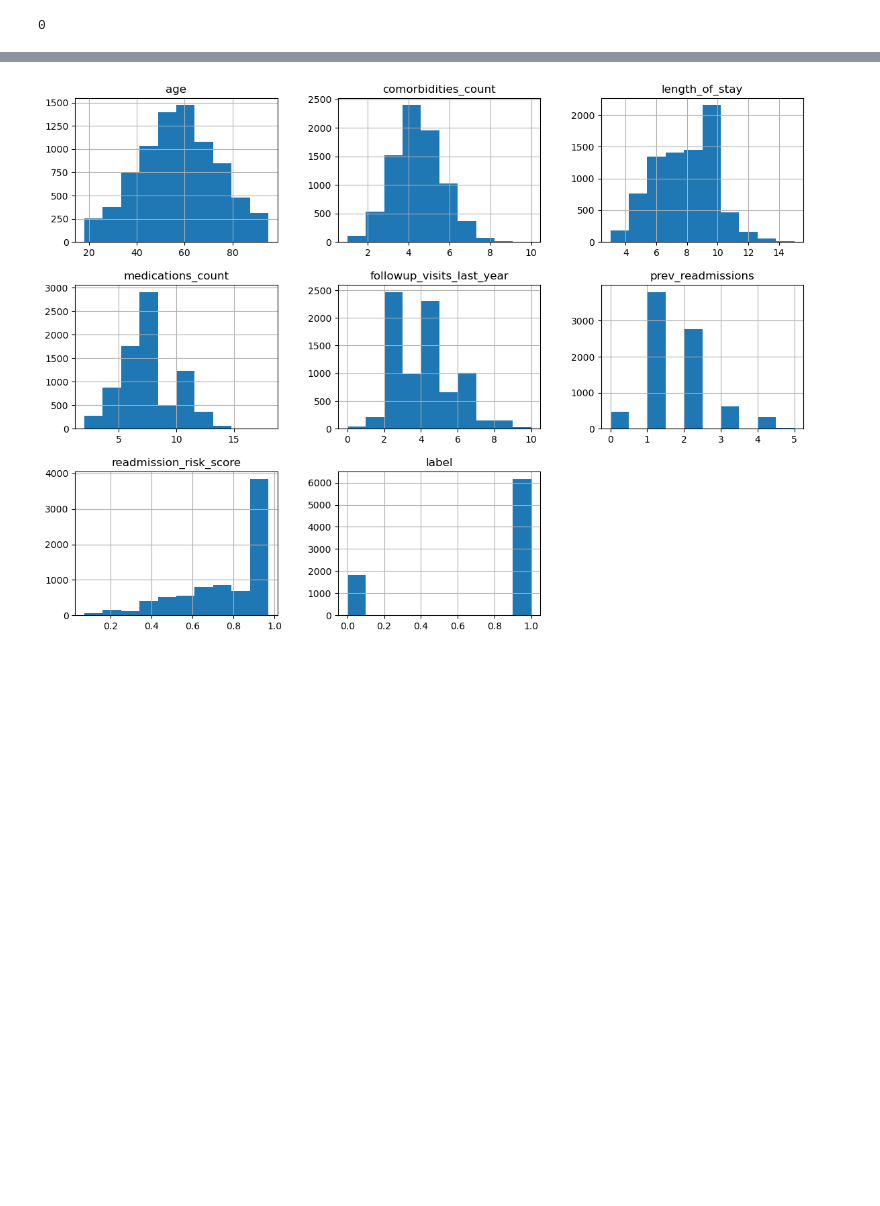
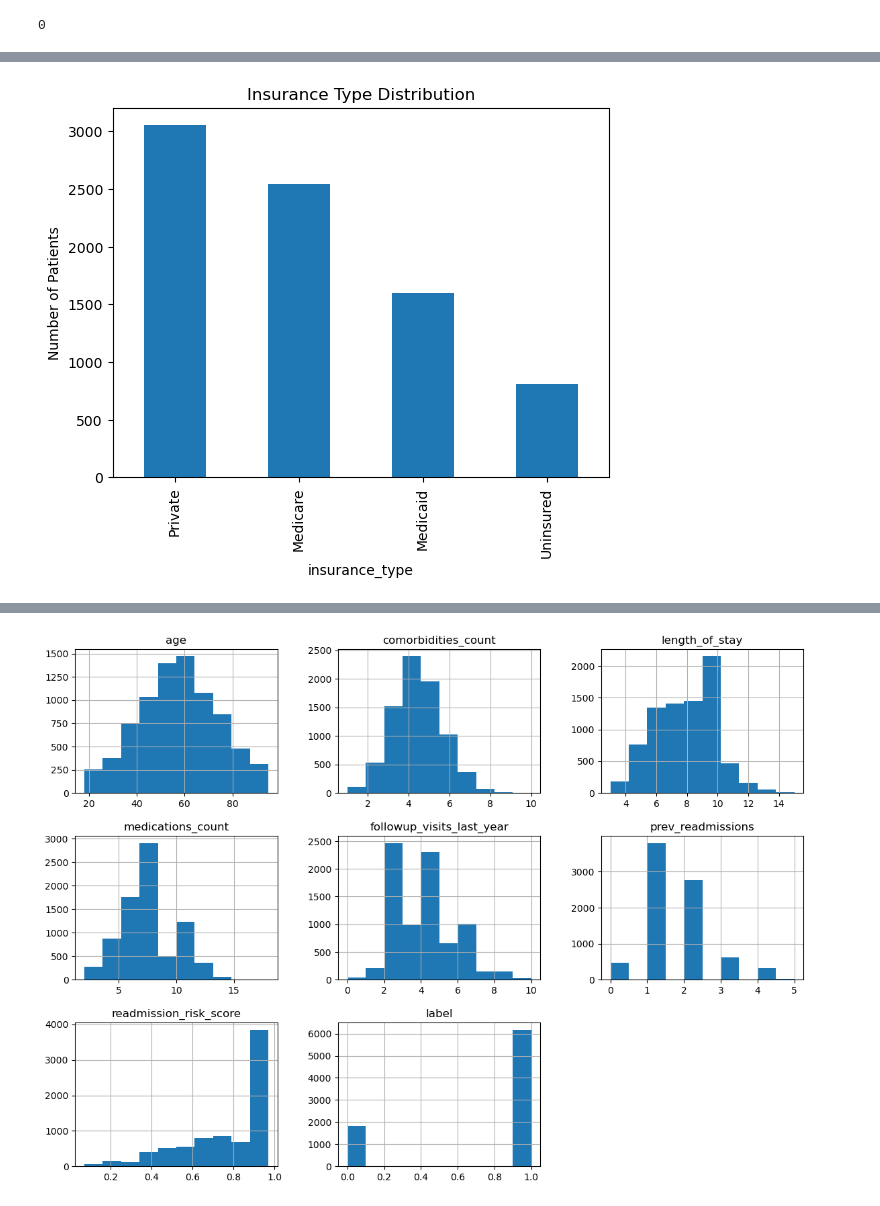
Before and after one commit to royphelps1/hospital-readmission-analysis, a Jupyter notebook: notebooks/01_exploratory_data_analysis.ipynb, the cells around one changed output, grey strips where cells are left out. Saved outputs shown, nothing was run; the diff lists cells and outputs as text; code cells hidden in the pictures; blank space fills up the shorter version.

```diff
--- a/notebooks/01_exploratory_data_analysis.ipynb
+++ b/notebooks/01_exploratory_data_analysis.ipynb
@@ -163,0 +248,24 @@ After checking the target variable distribution, the split is almost 80 / 20.
+# %%
+#insurance type
+
+#mostly private and medicare
+
+insurance_n = df["insurance_type"].value_counts()
+insurance_percent = df["insurance_type"].value_counts(normalize=True) * 100
+
+insurance_n.plot(
+    kind="bar",
+    title="Insurance Type Distribution",
+    ylabel="Number of Patients"
+)
+
+
+plt.savefig(
+    IMAGE_DIR / "Insurance Type Distribution.png",
+    dpi=300,
+    bbox_inches="tight"
+)
+
+plt.show()
+# %% [output]
+[figure, added]
```
Also changed, not shown: parts of 30 cells of this notebook, 13 other files.
